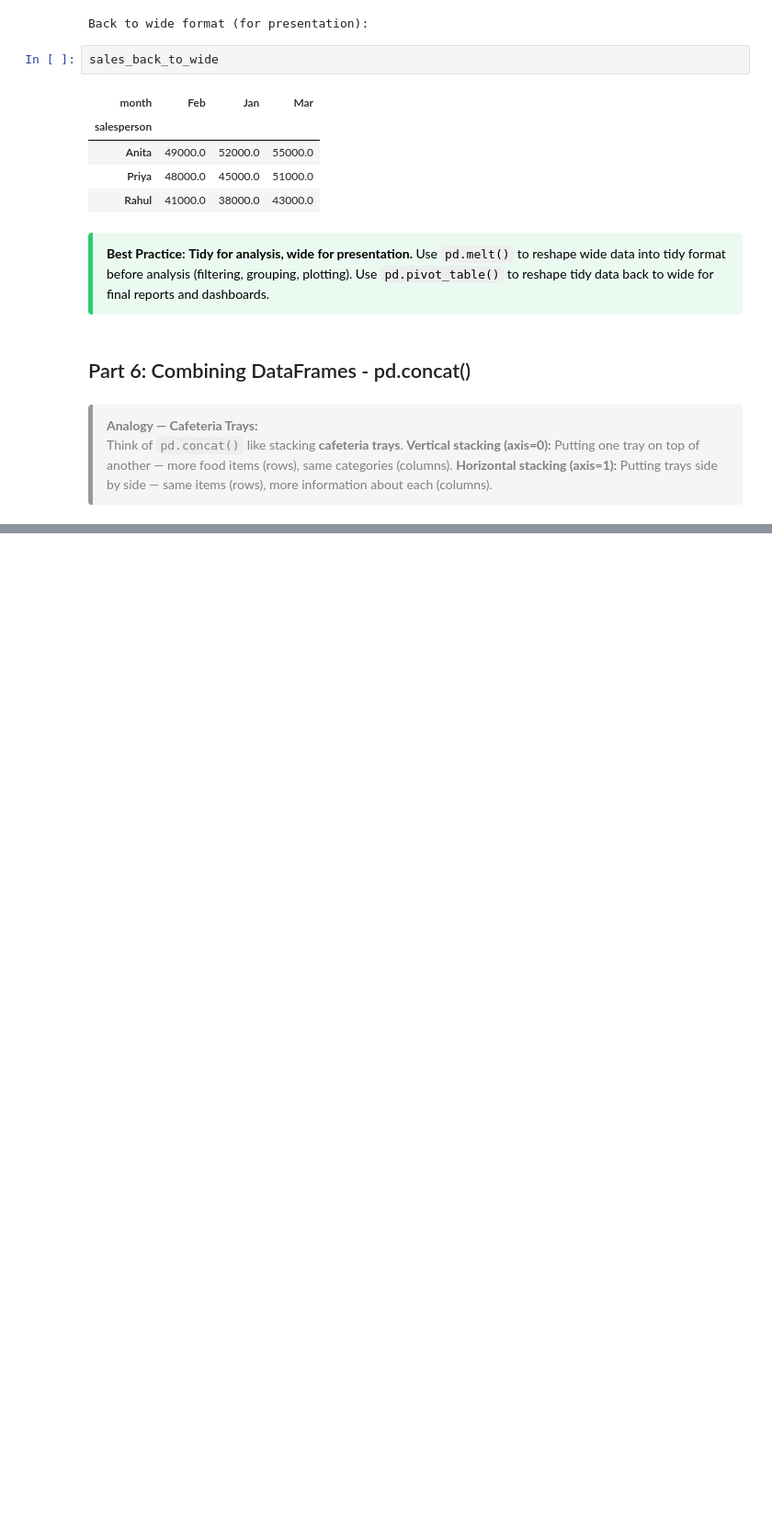
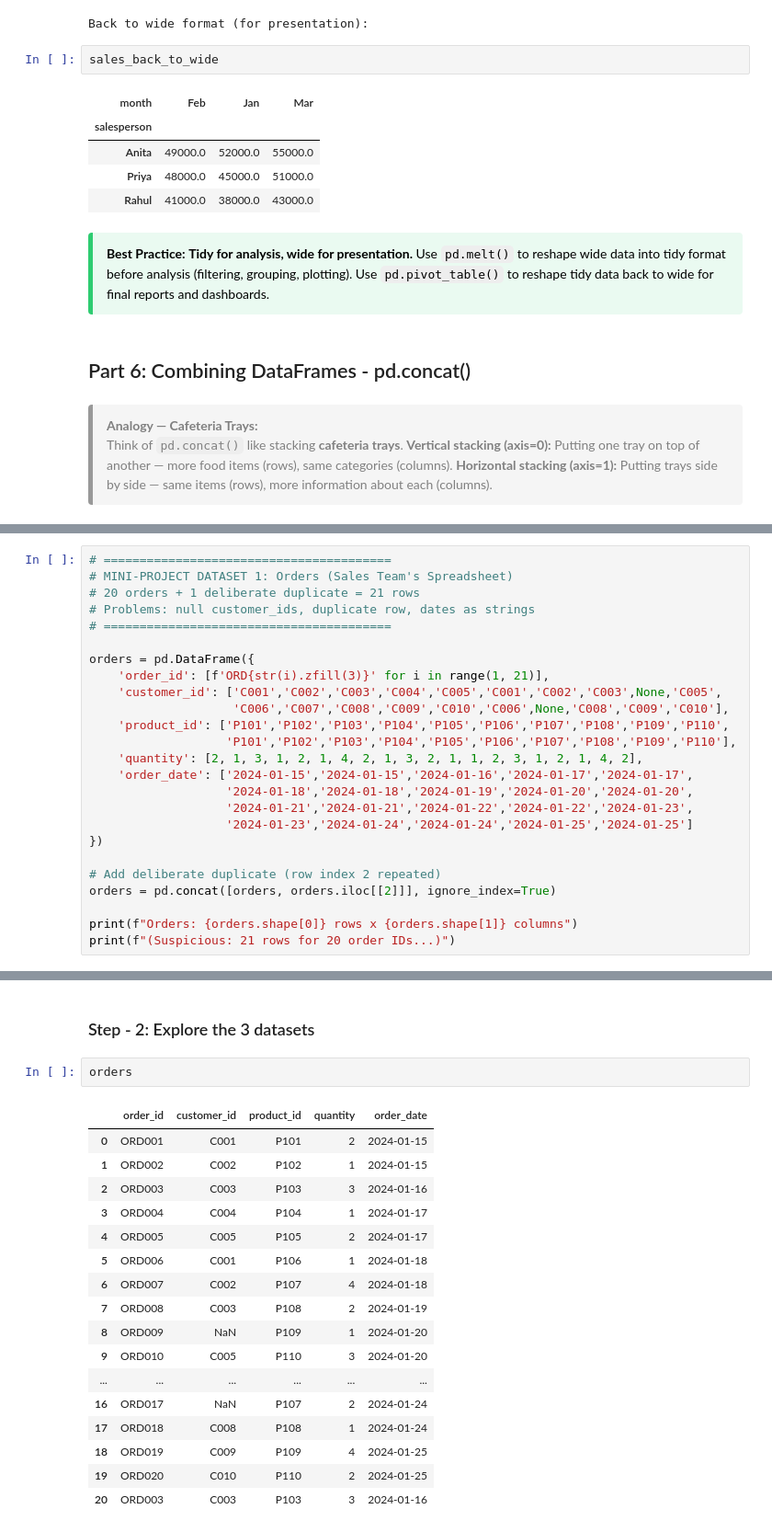
Before and after one commit to Alok-Senapati/Collab-Notebooks, a Jupyter notebook: pandas/Data Wrangling.ipynb, the cells around one changed output, grey strips where cells are left out. Shown at 92% size. Cells and saved outputs as stored; diff of their text form; blank space fills up the shorter version.

```diff
--- a/pandas/Data Wrangling.ipynb
+++ b/pandas/Data Wrangling.ipynb
@@ -793,0 +1294,25 @@ sales_back_to_wide
+# %%
+# ========================================
+# MINI-PROJECT DATASET 1: Orders (Sales Team's Spreadsheet)
+# 20 orders + 1 deliberate duplicate = 21 rows
+# Problems: null customer_ids, duplicate row, dates as strings
+# ========================================
+
+orders = pd.DataFrame({
+    'order_id': [f'ORD{str(i).zfill(3)}' for i in range(1, 21)],
+    'customer_id': ['C001','C002','C003','C004','C005','C001','C002','C003',None,'C005',
+                    'C006','C007','C008','C009','C010','C006',None,'C008','C009','C010'],
+    'product_id': ['P101','P102','P103','P104','P105','P106','P107','P108','P109','P110',
+                   'P101','P102','P103','P104','P105','P106','P107','P108','P109','P110'],
+    'quantity': [2, 1, 3, 1, 2, 1, 4, 2, 1, 3, 2, 1, 1, 2, 3, 1, 2, 1, 4, 2],
+    'order_date': ['2024-01-15','2024-01-15','2024-01-16','2024-01-17','2024-01-17',
+                   '2024-01-18','2024-01-18','2024-01-19','2024-01-20','2024-01-20',
+                   '2024-01-21','2024-01-21','2024-01-22','2024-01-22','2024-01-23',
+                   '2024-01-23','2024-01-24','2024-01-24','2024-01-25','2024-01-25']
+})
+
+# Add deliberate duplicate (row index 2 repeated)
+orders = pd.concat([orders, orders.iloc[[2]]], ignore_index=True)
+
+print(f"Orders: {orders.shape[0]} rows x {orders.shape[1]} columns")
+print(f"(Suspicious: 21 rows for 20 order IDs...)")
@@ -793,0 +1357,22 @@ sales_back_to_wide
+# %% [markdown]
+### Step - 2: Explore the 3 datasets
+# %%
+orders
+# %% [output]
+|  | order_id | customer_id | product_id | quantity | order_date |
+| 0 | ORD001 | C001 | P101 | 2 | 2024-01-15 |
+| 1 | ORD002 | C002 | P102 | 1 | 2024-01-15 |
+| 2 | ORD003 | C003 | P103 | 3 | 2024-01-16 |
+| 3 | ORD004 | C004 | P104 | 1 | 2024-01-17 |
+| 4 | ORD005 | C005 | P105 | 2 | 2024-01-17 |
+| 5 | ORD006 | C001 | P106 | 1 | 2024-01-18 |
+| 6 | ORD007 | C002 | P107 | 4 | 2024-01-18 |
+| 7 | ORD008 | C003 | P108 | 2 | 2024-01-19 |
+| 8 | ORD009 | NaN | P109 | 1 | 2024-01-20 |
+| 9 | ORD010 | C005 | P110 | 3 | 2024-01-20 |
+| ... | ... | ... | ... | ... | ... |
+| 16 | ORD017 | NaN | P107 | 2 | 2024-01-24 |
+| 17 | ORD018 | C008 | P108 | 1 | 2024-01-24 |
+| 18 | ORD019 | C009 | P109 | 4 | 2024-01-25 |
+| 19 | ORD020 | C010 | P110 | 2 | 2024-01-25 |
+| 20 | ORD003 | C003 | P103 | 3 | 2024-01-16 |
```
Also changed, not shown: parts of 86 cells of this notebook.
